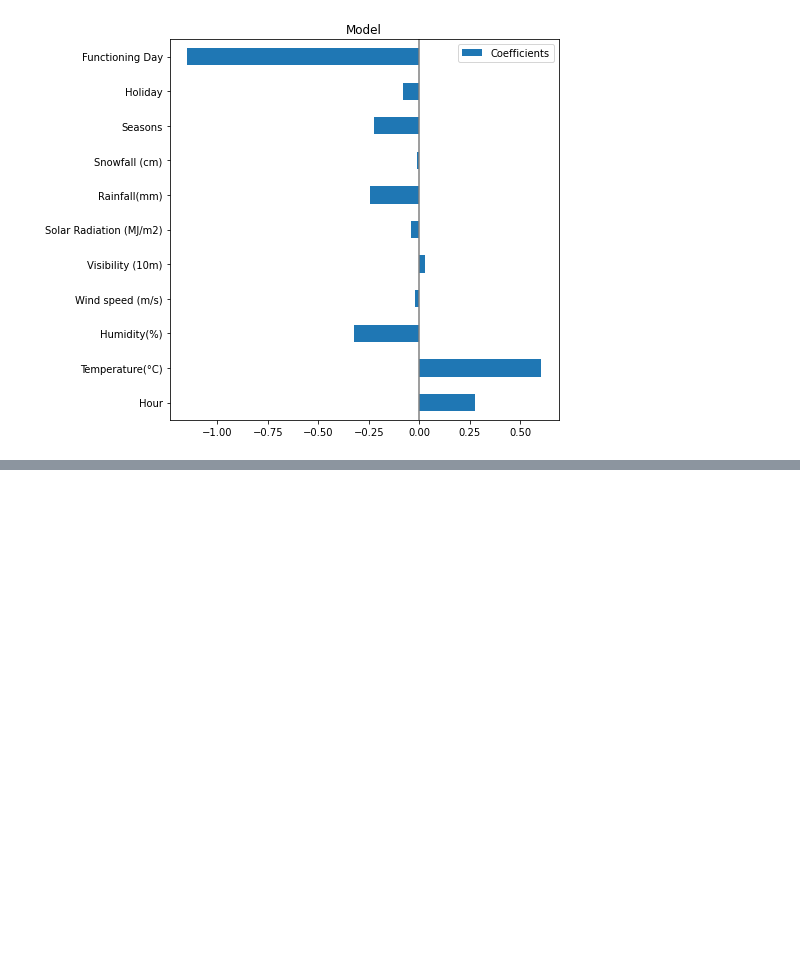
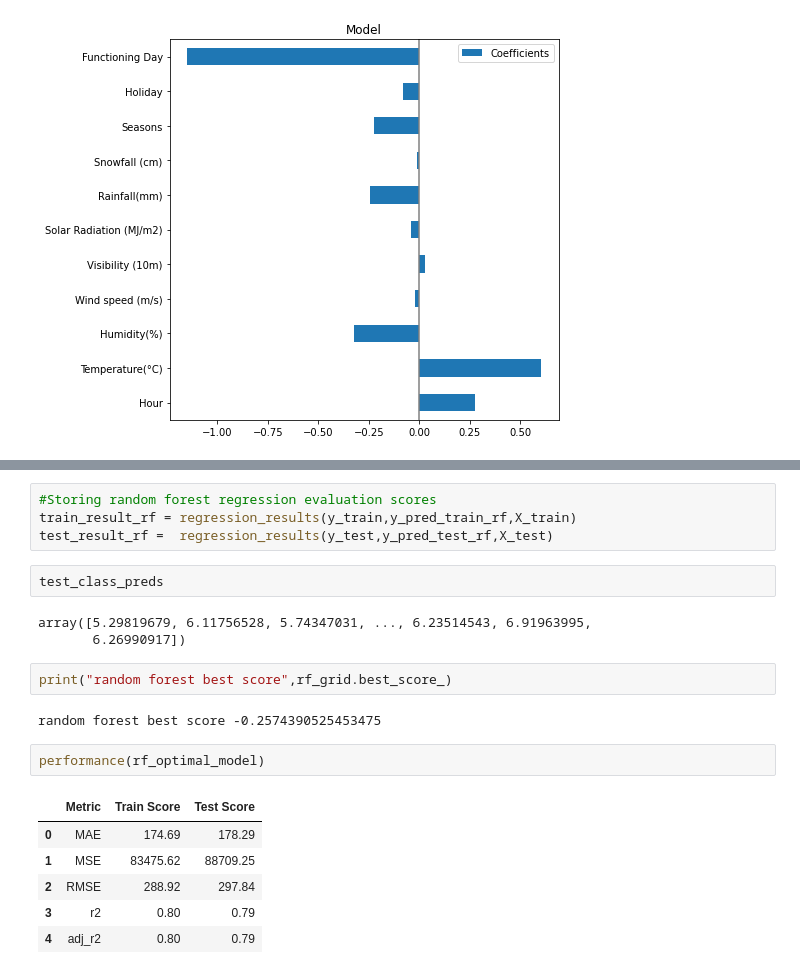
Before and after one commit to nivyathiruvoth/Seoul-Bike-Sharing-Demand-Prediction, a Jupyter notebook: Bike_Sharing_Demand_Prediction.ipynb, the cells around one changed output, grey strips where cells are left out. Drawn from its saved outputs; the diff is of its cells as text; blank space fills up the shorter version.

```diff
--- a/Bike_Sharing_Demand_Prediction.ipynb
+++ b/Bike_Sharing_Demand_Prediction.ipynb
@@ -683,0 +839,22 @@ feature_impo(lasso)
+# %%
+#Storing random forest regression evaluation scores
+train_result_rf = regression_results(y_train,y_pred_train_rf,X_train)
+test_result_rf =  regression_results(y_test,y_pred_test_rf,X_test)
+# %%
+test_class_preds
+# %% [output]
+array([5.29819679, 6.11756528, 5.74347031, ..., 6.23514543, 6.91963995,
+       6.26990917])
+# %%
+print("random forest best score",rf_grid.best_score_)
+# %% [output]
+random forest best score -0.2574390525453475
+# %%
+performance(rf_optimal_model)
+# %% [output]
+|  | Metric | Train Score | Test Score |
+| 0 | MAE | 174.69 | 178.29 |
+| 1 | MSE | 83475.62 | 88709.25 |
+| 2 | RMSE | 288.92 | 297.84 |
+| 3 | r2 | 0.80 | 0.79 |
+| 4 | adj_r2 | 0.80 | 0.79 |
```
Also changed, not shown: parts of 35 cells of this notebook.
